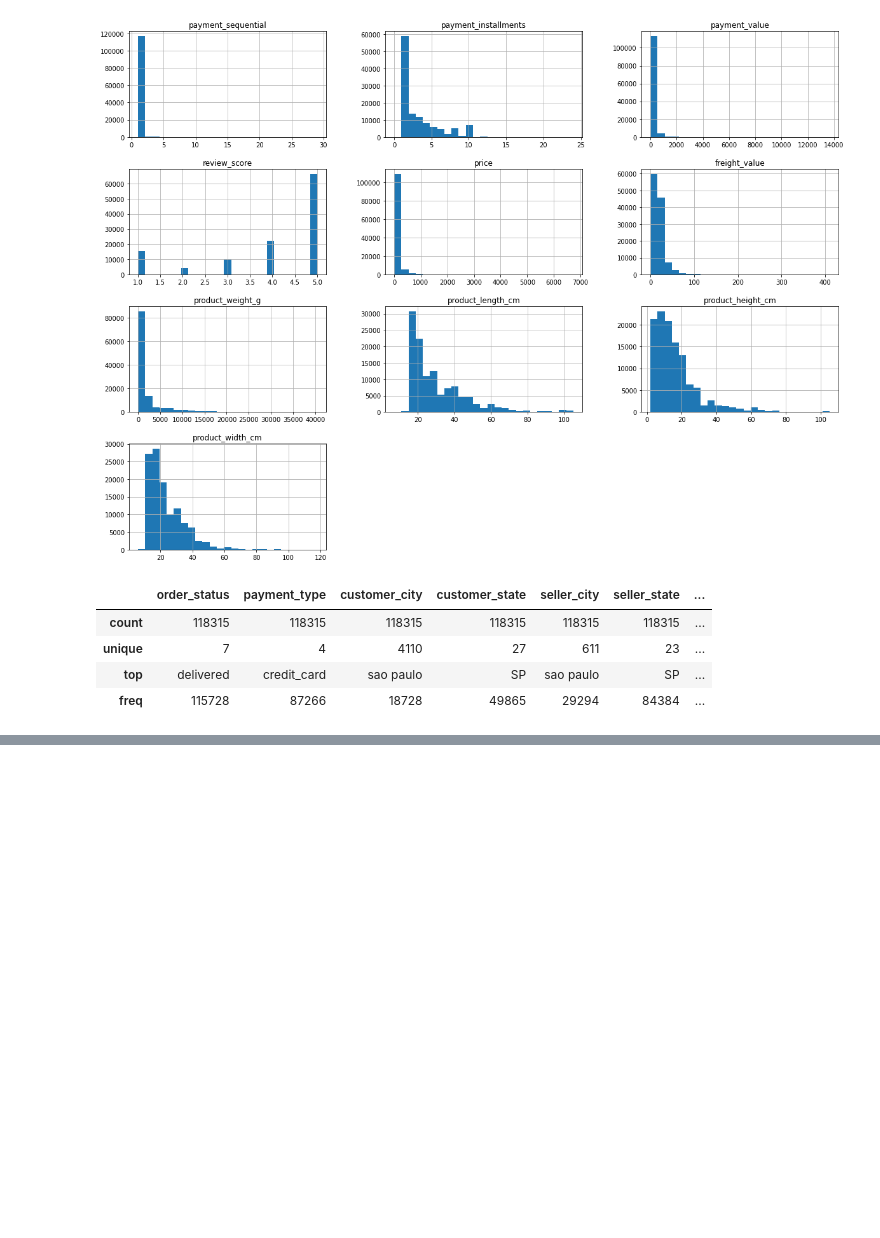
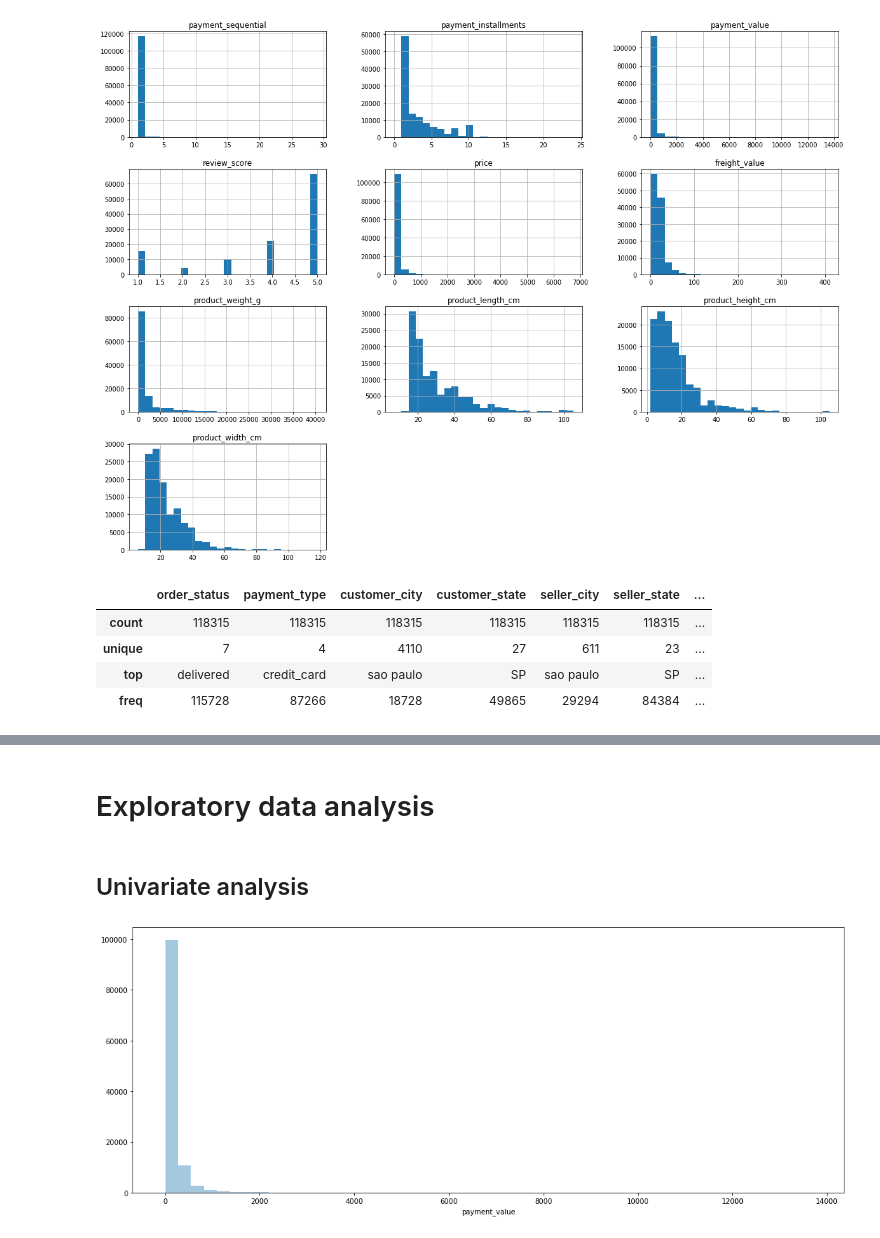
Before and after one commit to mathdeoliveira/olist, a Jupyter notebook: notebooks/data_analysis.ipynb, the cells around one changed output, grey strips where cells are left out. Cells and saved outputs as stored; diff of their text form; code cells hidden in the pictures; blank space fills up the shorter version.

```diff
--- a/notebooks/data_analysis.ipynb
+++ b/notebooks/data_analysis.ipynb
@@ -204,0 +266,2 @@ df.product_category_name.unique()
+# %%
+df_ecommerce_engi = df_ecommerce.copy()
@@ -204,0 +316,10 @@ df.product_category_name.unique()
+# %%
+# dropping this columns, too many rows with nan values
+df_ecommerce_engi.drop(['review_comment_title', 'review_comment_message'], inplace = True, axis = 1)
+
+# drop nan rows
+df_ecommerce_engi.dropna(subset=['order_approved_at', 'order_delivered_carrier_date', 'order_delivered_customer_date'], axis = 0
+                    , inplace = True)
+
+# replace null values with missing
+df_ecommerce_engi['product_category_name'].fillna('missing', inplace=True)
@@ -204,0 +328,10 @@ df.product_category_name.unique()
+# %%
+# make a list of the categorical variables that contain missing values
+
+vars_with_na = [
+    var for var in df_ecommerce_engi.columns
+    if df_ecommerce_engi[var].isnull().sum() > 0 and df_ecommerce_engi[var].dtypes != 'object' and df_ecommerce_engi[var].dtypes != 'datetime64[ns]'
+]
+
+# print percentage of missing values per variable
+df_ecommerce_engi[vars_with_na].isnull().mean()
@@ -204,0 +351,17 @@ df.product_category_name.unique()
+# %%
+# replace engineer missing values as we described above
+
+for var in vars_with_na:
+
+    # calculate the mode using the train set
+    mode_val = df_ecommerce_engi[var].mode()[0]
+
+    # add binary missing indicator (in train and test)
+    df_ecommerce_engi[var+'_na'] = np.where(df_ecommerce_engi[var].isnull(), 1, 0)
+
+    # replace missing values by the mode
+    # (in train and test)
+    df_ecommerce_engi[var] = df_ecommerce_engi[var].fillna(mode_val)
+
+# check that we have no more missing values in the engineered variables
+df_ecommerce_engi[vars_with_na].isnull().sum()
@@ -204,0 +413,11 @@ df.product_category_name.unique()
+# %% [markdown]
+# Exploratory data analysis
+# %% [markdown]
+## Univariate analysis
+# %%
+plt.figure(figsize=(15,6))
+sns_plot = sns.distplot(df_ecommerce_engi['payment_value'], kde=False)
+plt.tight_layout()
+sns_plot.figure.savefig("images/payment_dist.png")
+# %% [output]
+[figure, added]
```
Also changed, not shown: parts of 144 cells of this notebook, 25 other files.
